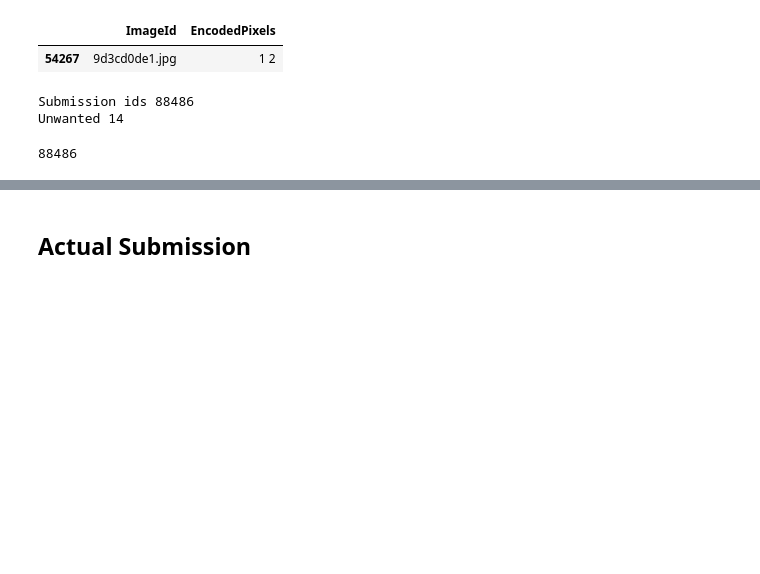
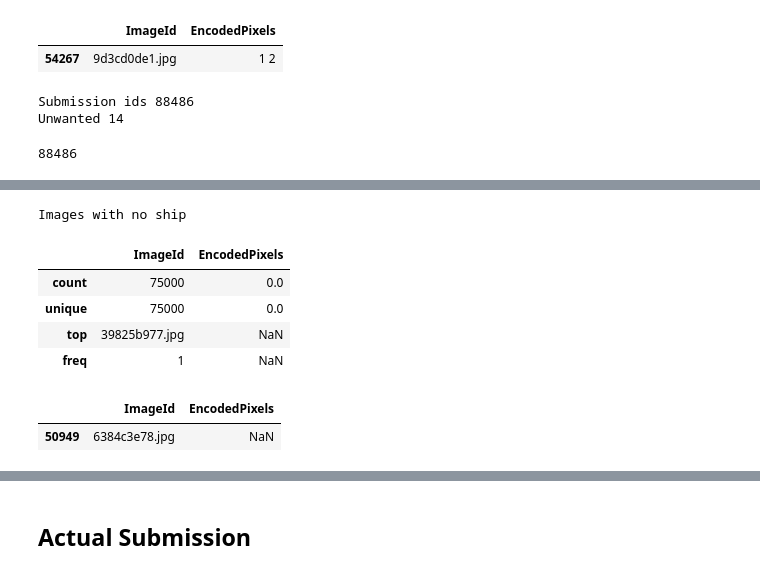
Before and after one commit to gabrielgarza/Mask_RCNN, a Jupyter notebook: samples/ship/Explore Submissions.ipynb, the cells around one changed output, grey strips where cells are left out. Drawn from its saved outputs; the diff is of its cells as text; code cells hidden in the pictures; blank space fills up the shorter version.

```diff
--- a/samples/ship/Explore Submissions.ipynb
+++ b/samples/ship/Explore Submissions.ipynb
@@ -46,0 +66,16 @@ Unwanted 14
+# %%
+print("Images with no ship")
+train_ship_segmentations_df[train_ship_segmentations_df["EncodedPixels"].isnull()].describe()
+# %% [output]
+Images with no ship
+|  | ImageId | EncodedPixels |
+| count | 75000 | 0.0 |
+| unique | 75000 | 0.0 |
+| top | 39825b977.jpg | NaN |
+| freq | 1 | NaN |
+# %%
+# Corrupted image
+train_ship_segmentations_df.loc[train_ship_segmentations_df["ImageId"] == "6384c3e78.jpg"]
+# %% [output]
+|  | ImageId | EncodedPixels |
+| 50949 | 6384c3e78.jpg | NaN |
```
Also changed, not shown: parts of 17 cells of this notebook, 2 other files.
